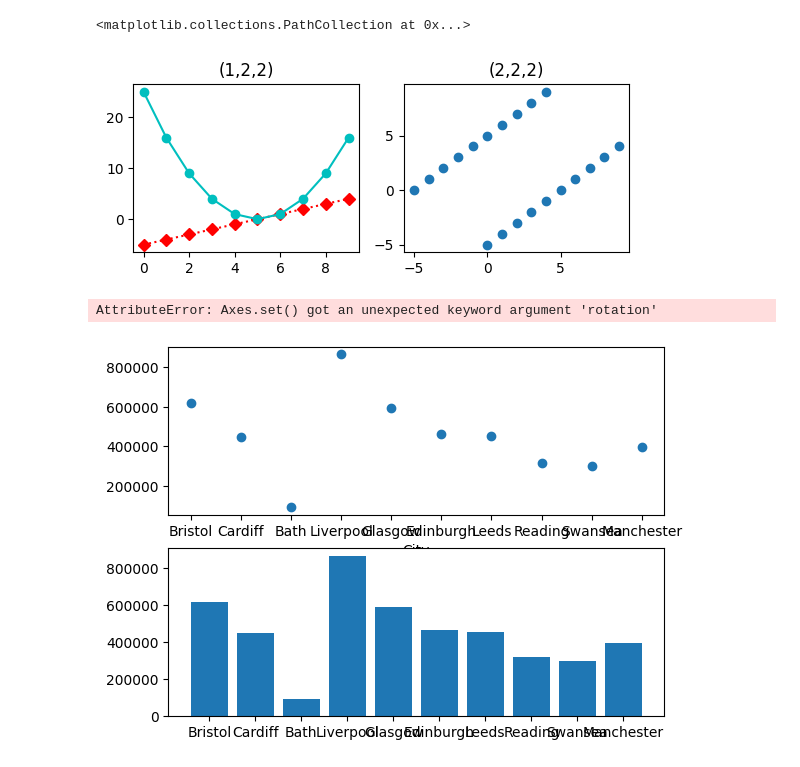
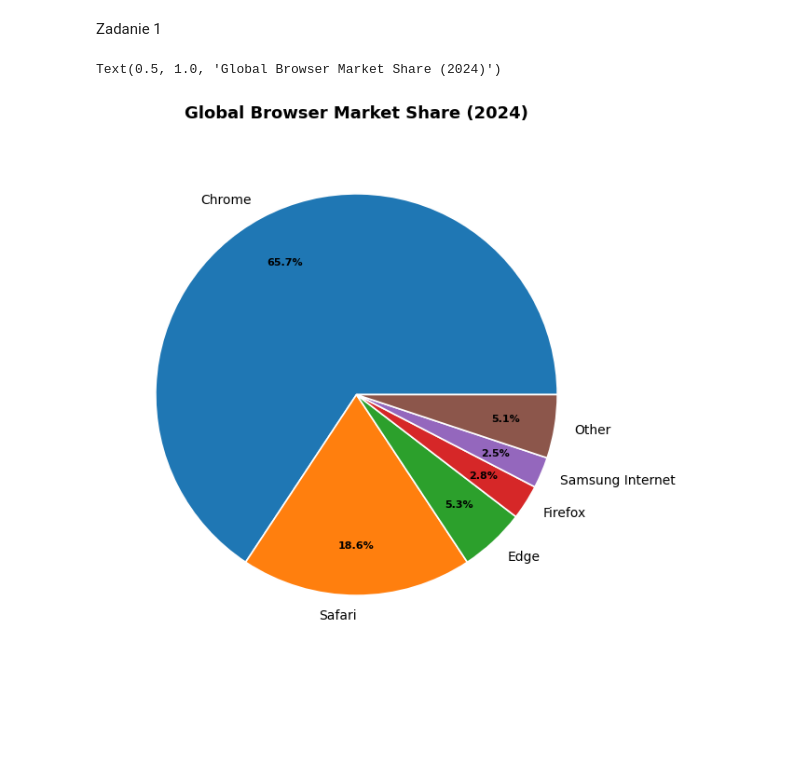
Before and after one commit to jKazari/mathematics-laboratories-6, a Jupyter notebook: lab-10/solution.ipynb, the cells around one changed output. Saved outputs shown, nothing was run; the diff lists cells and outputs as text; code cells hidden in the pictures; blank space fills up the shorter version.

```diff
--- a/lab-10/solution.ipynb
+++ b/lab-10/solution.ipynb
@@ -32,29 +4,25 @@ Text(0.5, 0, 'Programming Languages')
-# %%
-x = range(0,10)
-y = range(-5,5)
-
-figure_1 = plt.figure()
-
-sub_plot_2_2_1 = figure_1.add_subplot(221)
-sub_plot_2_2_1.set(title='(1,2,2)')
-sub_plot_2_2_1.plot(x,y,'rD:')
-sub_plot_2_2_1.plot(x,[i**2 for i in y],'co-')
-
-sub_plot_2_2_2 = figure_1.add_subplot(222)
-sub_plot_2_2_2.set(title='(2,2,2)')
-sub_plot_2_2_2.scatter([x,y],[y,x])
-# %% [output]
-<matplotlib.collections.PathCollection at 0x...>
-[figure, removed]
-# %%
-x = ['Bristol', 'Cardiff', 'Bath', 'Liverpool', 'Glasgow', 'Edinburgh', 'Leeds', 'Reading', 'Swansea', 'Manchester']
-y = [617280, 447287, 94782, 864122, 591620, 464990, 455123, 318014, 300352, 395515]
-
-fig, (ax1, ax2) = plt.subplots(2, 1)
-ax1.scatter(x, y)
-ax2.bar(x, y)
-
-ax1.set(xlabel='City', ylabel='Population')
-# %% [output]
-AttributeError: Axes.set() got an unexpected keyword argument 'rotation'
-[figure, removed]
+# %% [markdown]
+Zadanie 1
+# %%
+browsers = ["Chrome", "Safari", "Edge", "Firefox", "Samsung Internet", "Other"]
+market_share = [65.7, 18.6, 5.3, 2.8, 2.5, 5.1]
+
+fig, ax = plt.subplots(figsize=(9, 7))
+
+wedges, texts, autotexts = ax.pie(
+    market_share,
+    labels=browsers,
+    autopct="%1.1f%%",
+    pctdistance=0.75,
+    startangle=0,
+    wedgeprops={"edgecolor": "white", "linewidth": 1.2},
+)
+
+for autotext in autotexts:
+    autotext.set_fontsize(8)
+    autotext.set_fontweight("bold")
+
+ax.set_title("Global Browser Market Share (2024)", fontsize=13, fontweight="bold", pad=20)
+# %% [output]
+Text(0.5, 1.0, 'Global Browser Market Share (2024)')
+[figure, added]
```
Also changed, not shown: parts of 6 cells of this notebook, 1 other file.
